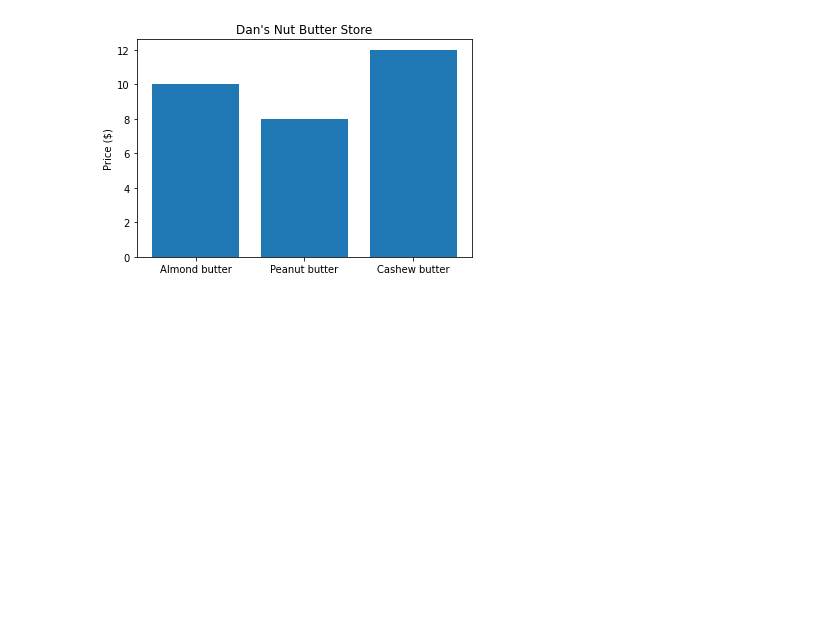
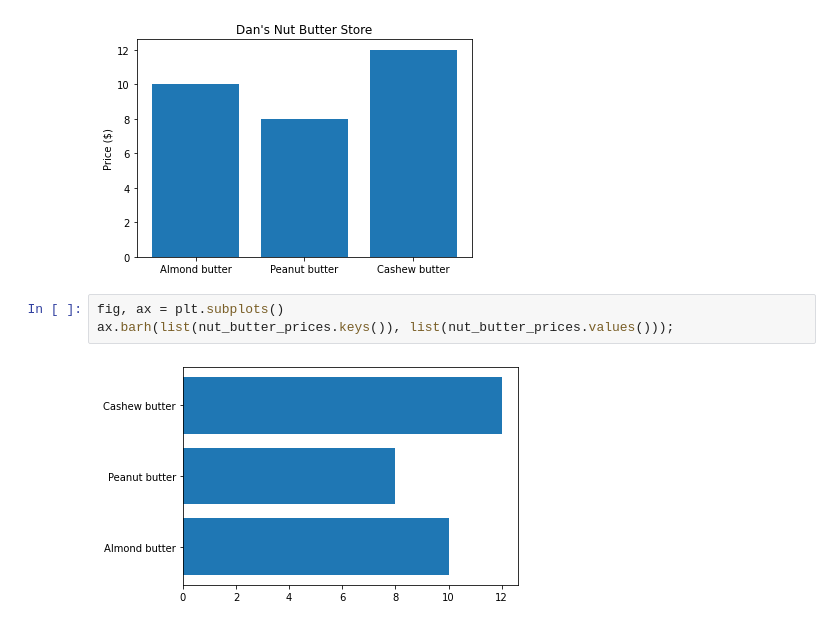
Before and after one commit to parth-bhadra/ml-101, a Jupyter notebook: introduction-to-matplotlib.ipynb, the cells around one changed output. Drawn from its saved outputs; the diff is of its cells as text; blank space fills up the shorter version.

```diff
--- a/introduction-to-matplotlib.ipynb
+++ b/introduction-to-matplotlib.ipynb
@@ -113,3 +113,8 @@ ax.set(title="Dan's Nut Butter Store",
       ylabel="Price ($)");
 # %% [output]
 [figure]
+# %%
+fig, ax = plt.subplots()
+ax.barh(list(nut_butter_prices.keys()), list(nut_butter_prices.values()));
+# %% [output]
+[figure, added]
```
Also changed, not shown: parts of 45 cells of this notebook, 3 other files.
